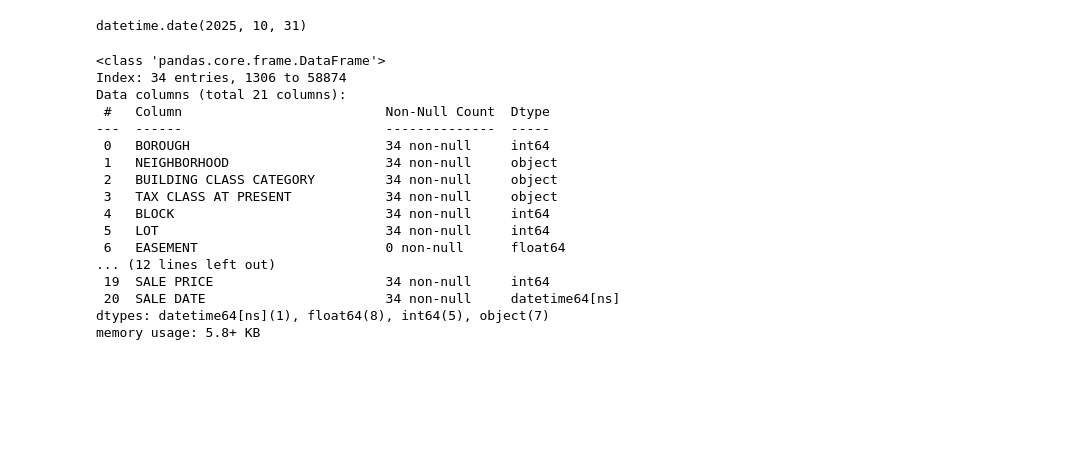
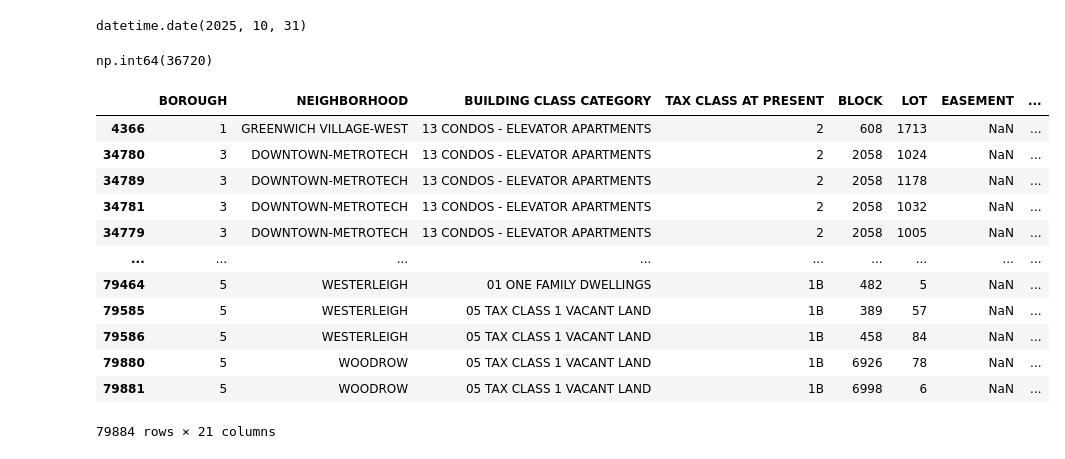
Before and after one commit to Gitzav/role_of_data_preparation, a Jupyter notebook: Data_preparation.ipynb, the cells around one changed output. Cells and saved outputs as stored; diff of their text form; code cells hidden in the pictures; blank space fills up the shorter version.

Commit message:
explore null value

```diff
--- a/Data_preparation.ipynb
+++ b/Data_preparation.ipynb
@@ -39,23 +41,7 @@ datetime.date(2024, 11, 1)
 df['SALE DATE'].dt.date.max()
 # %% [output]
 datetime.date(2025, 10, 31)
-# %%
-df[df['BUILDING CLASS AT PRESENT'] == 'RA'].info()
-# %% [output]
-<class 'pandas.core.frame.DataFrame'>
-Index: 34 entries, 1306 to 58874
-Data columns (total 21 columns):
- #   Column                          Non-Null Count  Dtype
----  ------                          --------------  -----
- 0   BOROUGH                         34 non-null     int64
- 1   NEIGHBORHOOD                    34 non-null     object
- 2   BUILDING CLASS CATEGORY         34 non-null     object
- 3   TAX CLASS AT PRESENT            34 non-null     object
- 4   BLOCK                           34 non-null     int64
- 5   LOT                             34 non-null     int64
- 6   EASEMENT                        0 non-null      float64
-... (12 lines left out)
- 19  SALE PRICE                      34 non-null     int64
- 20  SALE DATE                       34 non-null     datetime64[ns]
-dtypes: datetime64[ns](1), float64(8), int64(5), object(7)
-memory usage: 5.8+ KB
+# %%
+df['LAND SQUARE FEET'].isnull().sum()
+# %% [output]
+np.int64(36720)
@@ -61,0 +50,16 @@ memory usage: 5.8+ KB
+# %%
+df.sort_values(by='YEAR BUILT')
+# %% [output]
+|  | BOROUGH | NEIGHBORHOOD | BUILDING CLASS CATEGORY | TAX CLASS AT PRESENT | BLOCK | LOT | EASEMENT | ... |
+| 4366 | 1 | GREENWICH VILLAGE-WEST | 13 CONDOS - ELEVATOR APARTMENTS | 2 | 608 | 1713 | NaN | ... |
+| 34780 | 3 | DOWNTOWN-METROTECH | 13 CONDOS - ELEVATOR APARTMENTS | 2 | 2058 | 1024 | NaN | ... |
+| 34789 | 3 | DOWNTOWN-METROTECH | 13 CONDOS - ELEVATOR APARTMENTS | 2 | 2058 | 1178 | NaN | ... |
+| 34781 | 3 | DOWNTOWN-METROTECH | 13 CONDOS - ELEVATOR APARTMENTS | 2 | 2058 | 1032 | NaN | ... |
+| 34779 | 3 | DOWNTOWN-METROTECH | 13 CONDOS - ELEVATOR APARTMENTS | 2 | 2058 | 1005 | NaN | ... |
+| ... | ... | ... | ... | ... | ... | ... | ... | ... |
+| 79464 | 5 | WESTERLEIGH | 01 ONE FAMILY DWELLINGS | 1B | 482 | 5 | NaN | ... |
+| 79585 | 5 | WESTERLEIGH | 05 TAX CLASS 1 VACANT LAND | 1B | 389 | 57 | NaN | ... |
+| 79586 | 5 | WESTERLEIGH | 05 TAX CLASS 1 VACANT LAND | 1B | 458 | 84 | NaN | ... |
+| 79880 | 5 | WOODROW | 05 TAX CLASS 1 VACANT LAND | 1B | 6926 | 78 | NaN | ... |
+| 79881 | 5 | WOODROW | 05 TAX CLASS 1 VACANT LAND | 1B | 6998 | 6 | NaN | ... |
+79884 rows × 21 columns
```
Also changed, not shown: parts of 4 cells of this notebook.
